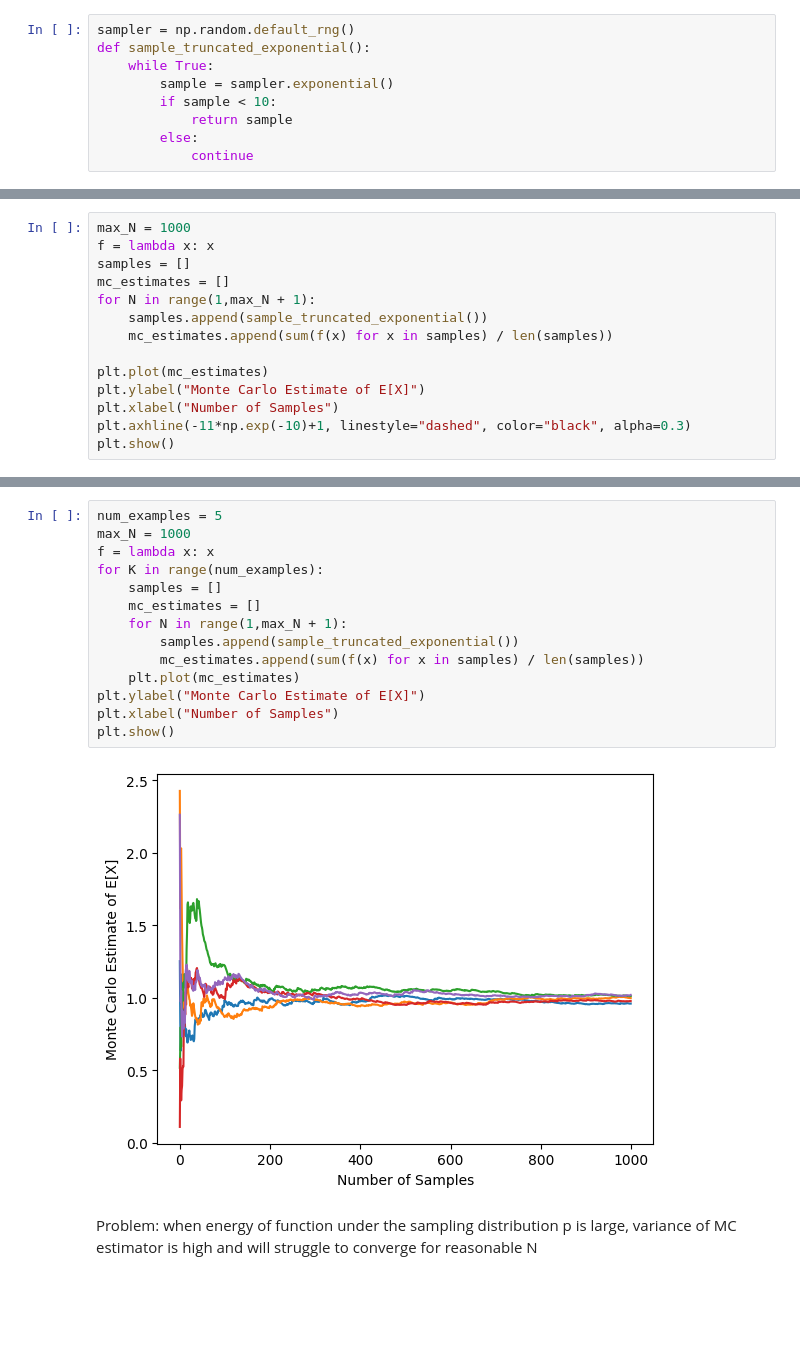
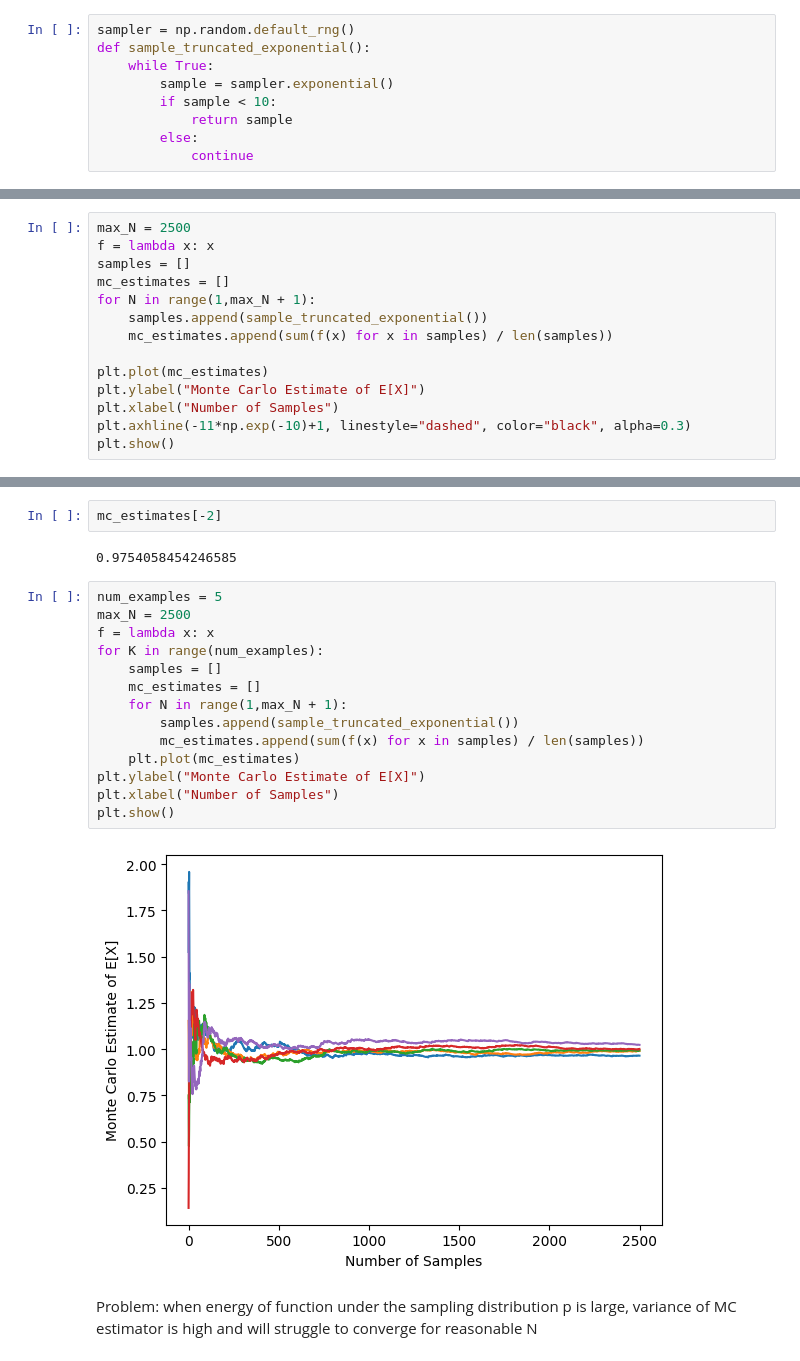
Before and after one commit to tuphs28/MLMI-Notes, a Jupyter notebook: CSML/monte_carlo_methods.ipynb, the cells around one changed output, grey strips where cells are left out. Drawn from its saved outputs; the diff is of its cells as text; blank space fills up the shorter version.

```diff
--- a/CSML/monte_carlo_methods.ipynb
+++ b/CSML/monte_carlo_methods.ipynb
@@ -25,5 +42,5 @@ plt.plot(x_range, p(x_range))
 # %%
-max_N = 1000
+max_N = 2500
 f = lambda x: x
 samples = []
 mc_estimates = []
@@ -41,19 +58,23 @@ plt.show()
+# %%
+mc_estimates[-2]
+# %% [output]
+0.9754058454246585
 # %%
 num_examples = 5
-max_N = 1000
+max_N = 2500
 f = lambda x: x
 for K in range(num_examples):
     samples = []
     mc_estimates = []
     for N in range(1,max_N + 1):
         samples.append(sample_truncated_exponential())
         mc_estimates.append(sum(f(x) for x in samples) / len(samples))
     plt.plot(mc_estimates)
 plt.ylabel("Monte Carlo Estimate of E[X]")
 plt.xlabel("Number of Samples")
 plt.show()
 # %% [output]
-[figure, old version]
+[figure, new version]
 # %% [markdown]
 Problem: when energy of function under the sampling distribution p is large, variance of MC estimator is high and will struggle to converge for reasonable N
 # %%
```
Also changed, not shown: parts of 12 cells of this notebook, 17 other files.
